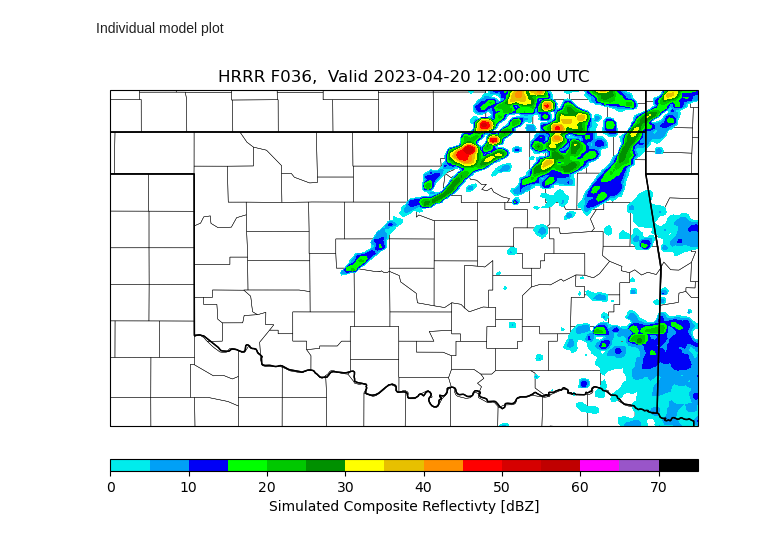
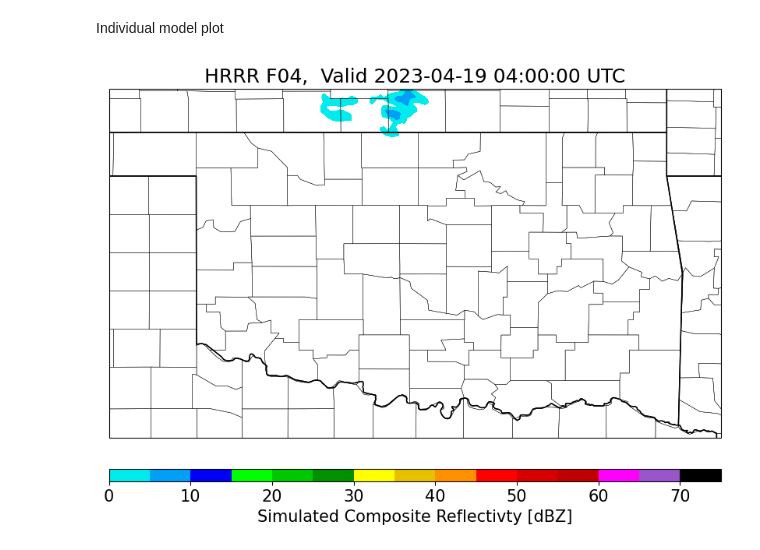
Before and after one commit to robbyfrost/plotting_ufs, a Jupyter notebook: plot_refc.ipynb, the cells around one changed output. Cells and saved outputs as stored; diff of their text form; code cells hidden in the pictures.

Commit message:
Updates to plot_refc* and plot_sbcape*

```diff
--- a/plot_refc.ipynb
+++ b/plot_refc.ipynb
@@ -20,11 +21,11 @@ import geopandas as gpd
 Read in composite reflectivity data
 # %%
 # hour of interest
-hr = 36
+hr = 4
 # directory where hrrr grib data are located
 dgrib_h = "/scratch2/BMC/fv3lam/Robby.Frost/expt_dirs/2023041900_3km_hrrrphys/2023041900/postprd/"
 # directory where rap grib data are located
-# dgrib_r = "/scratch2/BMC/fv3lam/Robby.Frost/expt_dirs/2023041900_3km_rapphys/2019052000/postprd/"
+dgrib_r = "/scratch2/BMC/fv3lam/Robby.Frost/expt_dirs/2023041900_3km_rapphys/2023041900/postprd/"
 # natlev or prslev
 nat_prs = "prslev"
 # message number for composite reflectivity
@@ -89,37 +102,37 @@ cbar_min = 0
 cbar_max = 75.1
 # set reflectivity levels to be plotted
 clevs = np.arange(cbar_min, cbar_max, 5)
 # define color table using metpy colortables
 colors = ctables.registry.get_colortable('NWSReflectivity')
 
 # create plot
-fig, ax = plt.subplots(subplot_kw={'projection': ccrs.PlateCarree()}, figsize=(6,6.7), constrained_layout=True)
+fig, ax = plt.subplots(subplot_kw={'projection': ccrs.PlateCarree()}, figsize=(8,8), constrained_layout=True)
+
+# plot HRRR
+c0 = ax.contourf(lon, lat, refc_h.values, clevs,
+                    transform=ccrs.PlateCarree(),
+                    cmap=colors)
 
 # mapping
 plt_area = [-101, -94, 33.5, 37.5] # W, E, S, N
 ax.coastlines()
 ax.add_feature(cpf.BORDERS)
 ax.add_feature(cpf.STATES)
 ax.set_extent(plt_area)
 # Load the json file with county coordinates
 geoData = gpd.read_file('https://raw.githubusercontent.com/holtzy/The-Python-Graph-Gallery/master/static/data/US-counties.geojson')
 geoData.plot(ax=ax, color="none", lw=0.3, aspect=1)
-
-# plot HRRR
-c0 = ax.contourf(lon, lat, refc_h.values, clevs,
-                    transform=ccrs.PlateCarree(),
-                    cmap=colors)
 
 # add axes titles
 ax.set_title(f"HRRR F0{hr},  Valid {valid_date} UTC")
 
 # Add colorbar
 cbar = fig.colorbar(c0, ax=ax, orientation='horizontal', extend=True, pad=0.05, aspect=50)
 cbar.set_label('Simulated Composite Reflectivty [dBZ]')
 
 # save figure
 plt.savefig(f"{figdir}refc_HRRR_f{hr}.png")
 plt.show()
 plt.close()
 # %% [output]
-[figure, old version]
+[figure, new version]
```
Also changed, not shown: parts of 4 cells of this notebook, 5 other files.
